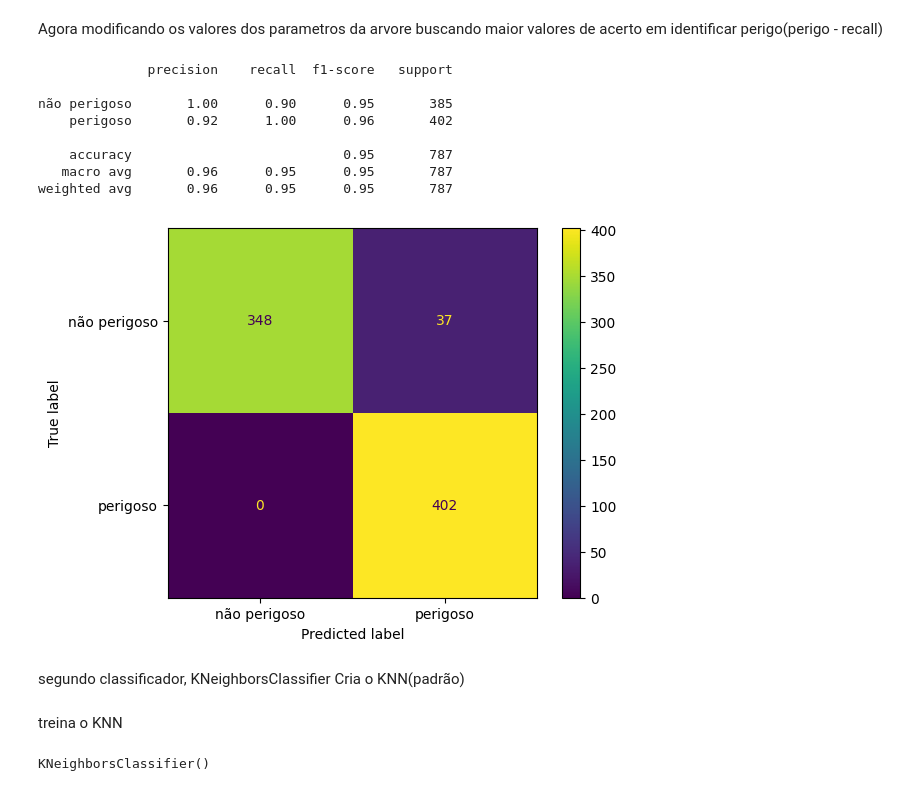
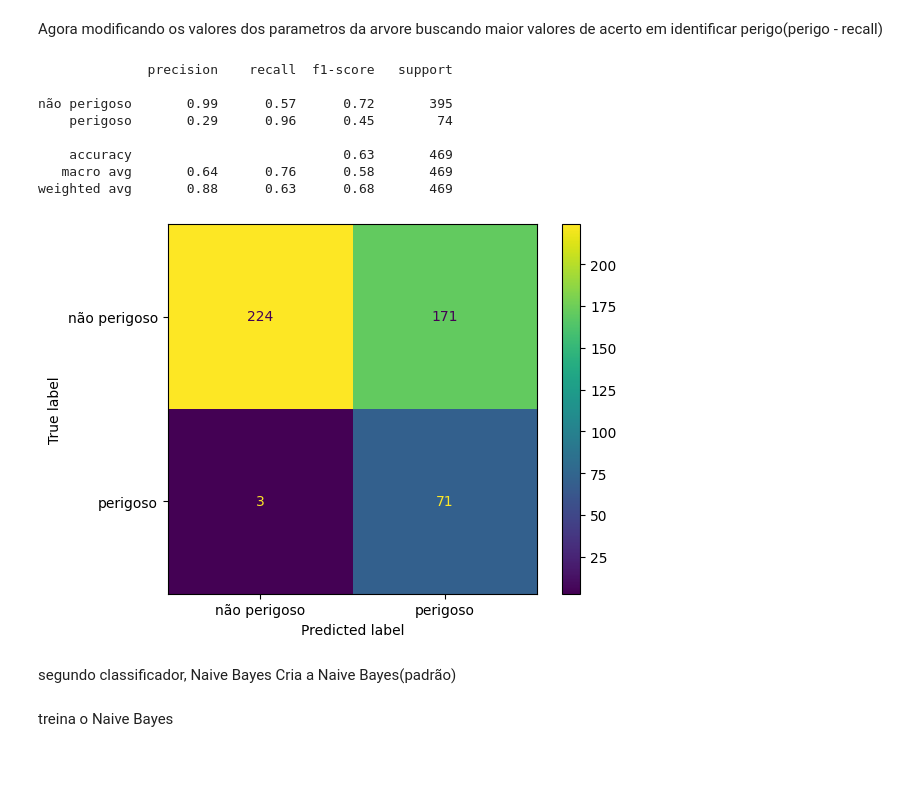
Before and after one commit to gabrielmaiaaa/IA-Inteligencia-Asteroide, a Jupyter notebook: Codigos/IA.ipynb, the cells around one changed output. Cells and saved outputs as stored; diff of their text form; code cells hidden in the pictures; blank space fills up the shorter version.

```diff
--- a/Codigos/IA.ipynb
+++ b/Codigos/IA.ipynb
@@ -85,2 +67,2 @@ Separa em casos de treino e caso de teste, sendo 90% pra treino e 10% para testa
 # %%
-x_train, x_test, y_train, y_test = train_test_split(x_balanced, y_balanced, test_size=0.1, random_state=42)
+x_train, x_test, y_train, y_test = train_test_split(x, y, test_size=0.1, random_state=42)
@@ -89,8 +69,3 @@ tratar o dados para melhor utilização
-# %%
-# Normalizar os dados
-scaler = StandardScaler()
-x_train = scaler.fit_transform(x_train)
-x_test = scaler.transform(x_test)
 # %% [markdown]
 Agora começa os classificadores, primeiro arvore de descisão:
 Cria a arvore de decisão(padrão)
@@ -134,12 +109,17 @@ Agora modificando os valores dos parametros da arvore buscando maior valores de
 # %%
 clf = tree.DecisionTreeClassifier(
         criterion= 'entropy',
-        max_depth= 40,
+        ccp_alpha= 0.0,
+        max_depth= None,
+        max_features= None,
+        max_leaf_nodes= None,
+        min_impurity_decrease= 0.0,
         min_samples_leaf= 1,
         min_samples_split= 2,
+        min_weight_fraction_leaf= 0.0,
         splitter= 'best',
-        #random_state=42,
-        #class_weight='balanced'
+        random_state=42,
+        class_weight='balanced'
 )
 
 #treina a arvore
@@ -171,40 +151,45 @@ weighted avg       0.95      0.95      0.95       787
 Agora modificando os valores dos parametros da arvore buscando maior valores de acerto em identificar perigo(perigo - recall)
 # %%
 clf = tree.DecisionTreeClassifier(
+        ccp_alpha= 0.01,
         criterion= 'entropy',
-        max_depth= 40,
+        max_depth= None,
+        max_features= None,
+        max_leaf_nodes= None,
+        min_impurity_decrease= 0.0,
         min_samples_leaf= 1,
         min_samples_split= 2,
+        min_weight_fraction_leaf= 0.0,
         splitter= 'best',
         random_state=42,
         class_weight='balanced'
 )
 
 #treina a arvore
 clf.fit(x_train,y_train)
 
 #faz o predict das amostras que a gente deixou como teste
 y_pred = clf.predict(x_test)
 
 #faz o relatório de métricas
 target_names = ['não perigoso', 'perigoso']
 print(classification_report(y_test, y_pred, target_names=target_names))
 
 #faz a matriz de confusão
 cm = confusion_matrix(y_test, y_pred, labels=clf.classes_)
 disp = ConfusionMatrixDisplay(confusion_matrix=cm,display_labels=['não perigoso', 'perigoso'])
 disp.plot()
 plt.show()
 # %% [output]
               precision    recall  f1-score   support
 
-não perigoso       1.00      0.90      0.95       385
-    perigoso       0.92      1.00      0.96       402
+não perigoso       0.99      0.57      0.72       395
+    perigoso       0.29      0.96      0.45        74
 
-    accuracy                           0.95       787
-   macro avg       0.96      0.95      0.95       787
-weighted avg       0.96      0.95      0.95       787
+    accuracy                           0.63       469
+   macro avg       0.64      0.76      0.58       469
+weighted avg       0.88      0.63      0.68       469
-[figure, old version]
+[figure, new version]
 # %% [markdown]
-segundo classificador, KNeighborsClassifier
-Cria o KNN(padrão)
+segundo classificador, Naive Bayes
+Cria a Naive Bayes(padrão)
@@ -213,7 +198,5 @@ knn = KNeighborsClassifier()
 # %% [markdown]
-treina o KNN
+treina o Naive Bayes
 # %%
-knn.fit(x_train, y_train)
+clf.fit(x_train,y_train)
-# %% [output]
-KNeighborsClassifier()
 # %%
```
Also changed, not shown: parts of 14 cells of this notebook, 1 other file.
